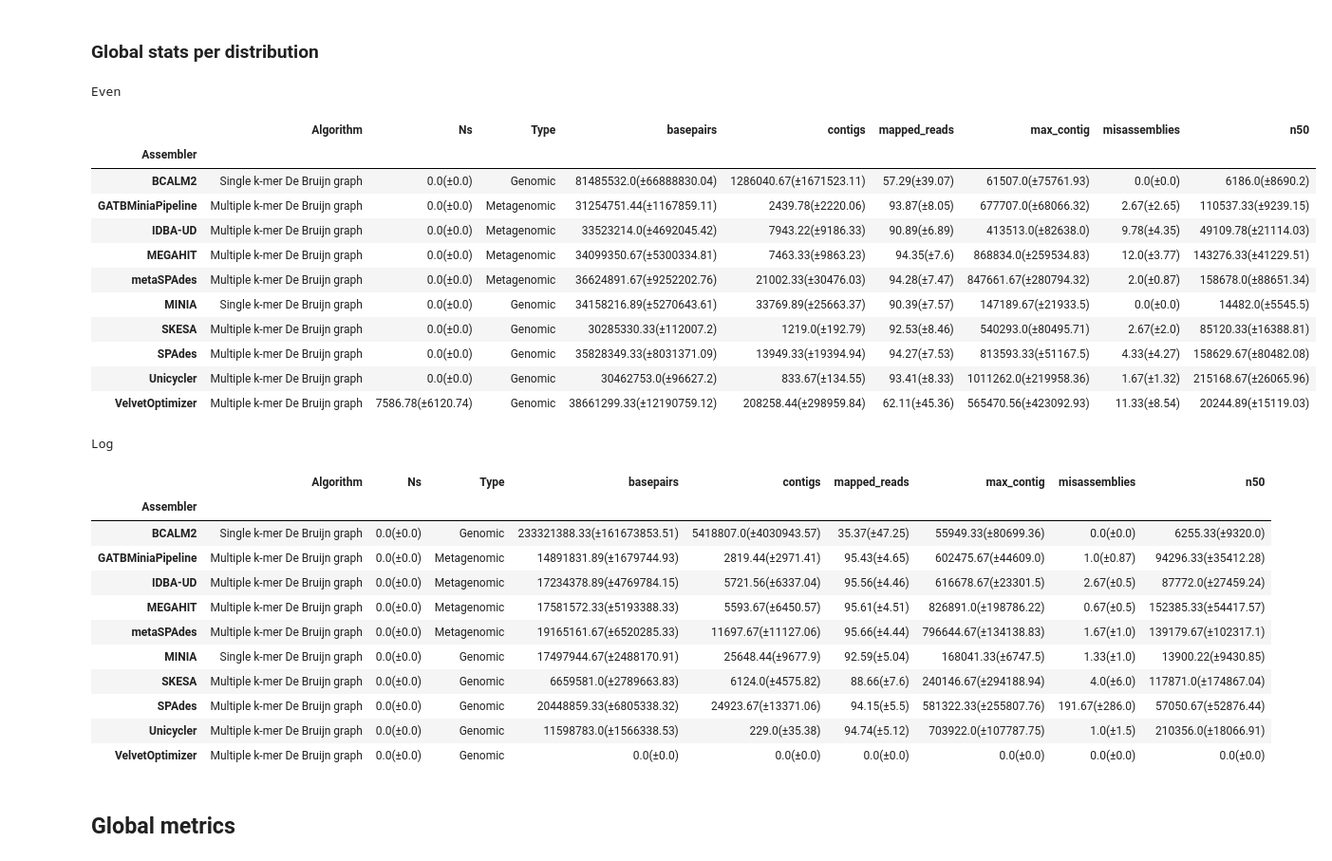
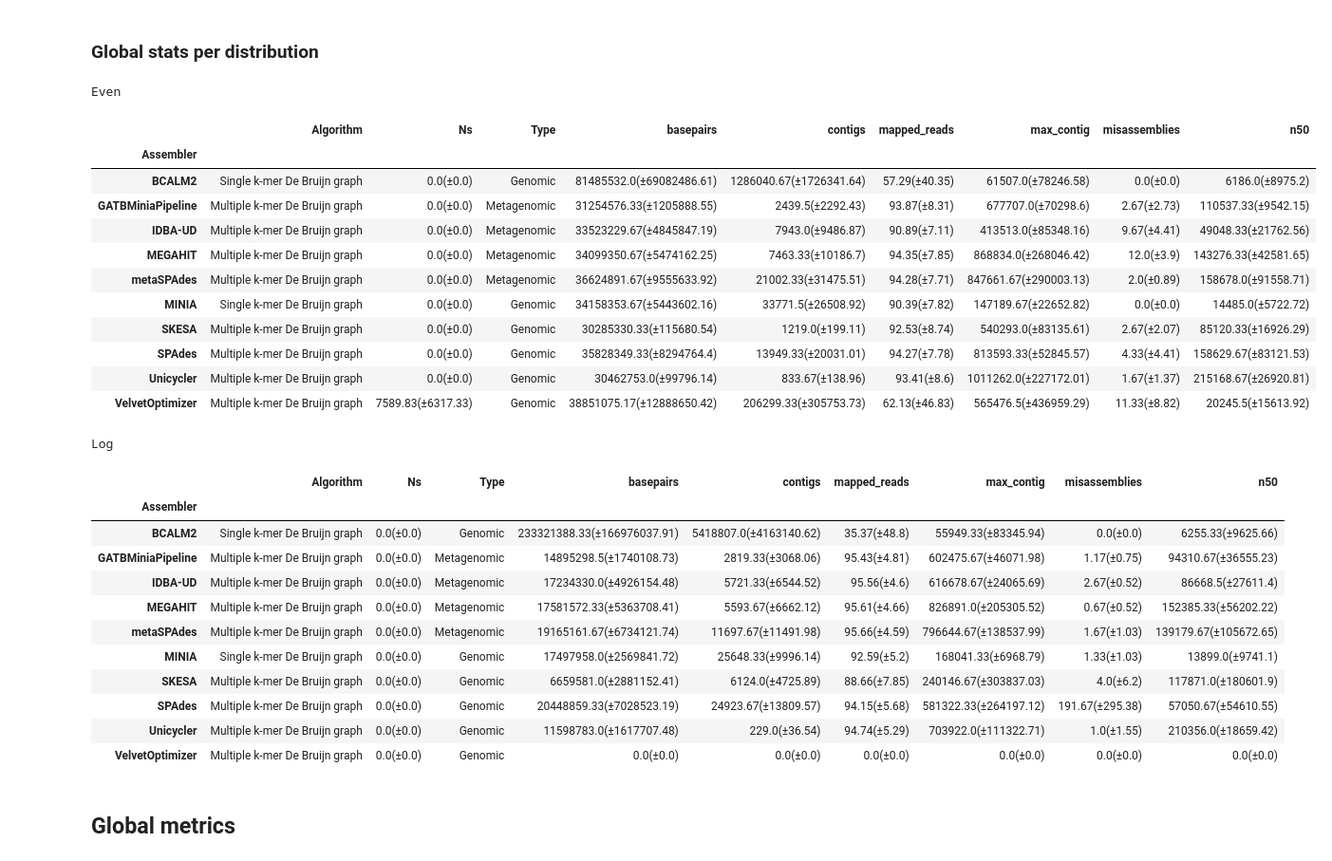
Before and after one commit to B-UMMI/LMAS_Manuscript_Analysis, a Jupyter notebook: Analysis/Results Tables.ipynb, the cells around one changed output. Shown at 95% size. Drawn from its saved outputs; the diff is of its cells as text; code cells hidden in the pictures.

```diff
--- a/Analysis/Results Tables.ipynb
+++ b/Analysis/Results Tables.ipynb
@@ -241,48 +244,48 @@ stats_per_assembler
 # %% [markdown]
 ### Global stats per distribution
 # %%
-for distribution in reference_pipeline_metrics_df.distribution.unique():
+for distribution in global_pipeline_metrics_df.distribution.unique():
     stats_per_distribution = pd.DataFrame()
     for assembler in global_pipeline_metrics_df.assembler.unique():
         row={'Assembler': assembler,
              'Type':global_pipeline_metrics_df[(global_pipeline_metrics_df.assembler == assembler) & (global_pipeline_metrics_df.distribution == distribution)].type.unique()[0],
              'Algorithm': global_pipeline_metrics_df[global_pipeline_metrics_df.assembler == assembler].algorythm.unique()[0]}
         lala=global_pipeline_metrics_df[(global_pipeline_metrics_df.assembler == assembler) & (global_pipeline_metrics_df.distribution == distribution)].describe()
         for column in lala.columns:
             mean = lala.loc['mean',column]
             std = lala.loc['std',column]
             row[column] = "{}(±{})".format(round(mean, 2), round(std, 2))
         stats_per_distribution=stats_per_distribution.append(row, ignore_index=True)
     stats_per_distribution = stats_per_distribution.set_index('Assembler')
     stats_per_distribution.to_csv("Tables/Results/{} - Global metrics per assembler.csv".format(distribution))
     print(distribution)
     display(stats_per_distribution)
 # %% [output]
 Even
 |  | Algorithm | Ns | Type | basepairs | contigs | mapped_reads | max_contig | misassemblies | n50 |
 | Assembler |  |  |  |  |  |  |  |  |  |
-| BCALM2 | Single k-mer De Bruijn graph | 0.0(±0.0) | Genomic | 81485532.0(±66888830.04) | 1286040.67(±1671523.11) | 57.29(±39.07) | 61507.0(±75761.93) | 0.0(±0.0) | 6186.0(±8690.2) |
-| GATBMiniaPipeline | Multiple k-mer De Bruijn graph | 0.0(±0.0) | Metagenomic | 31254751.44(±1167859.11) | 2439.78(±2220.06) | 93.87(±8.05) | 677707.0(±68066.32) | 2.67(±2.65) | 110537.33(±9239.15) |
-| IDBA-UD | Multiple k-mer De Bruijn graph | 0.0(±0.0) | Metagenomic | 33523214.0(±4692045.42) | 7943.22(±9186.33) | 90.89(±6.89) | 413513.0(±82638.0) | 9.78(±4.35) | 49109.78(±21114.03) |
-| MEGAHIT | Multiple k-mer De Bruijn graph | 0.0(±0.0) | Metagenomic | 34099350.67(±5300334.81) | 7463.33(±9863.23) | 94.35(±7.6) | 868834.0(±259534.83) | 12.0(±3.77) | 143276.33(±41229.51) |
-| metaSPAdes | Multiple k-mer De Bruijn graph | 0.0(±0.0) | Metagenomic | 36624891.67(±9252202.76) | 21002.33(±30476.03) | 94.28(±7.47) | 847661.67(±280794.32) | 2.0(±0.87) | 158678.0(±88651.34) |
-| MINIA | Single k-mer De Bruijn graph | 0.0(±0.0) | Genomic | 34158216.89(±5270643.61) | 33769.89(±25663.37) | 90.39(±7.57) | 147189.67(±21933.5) | 0.0(±0.0) | 14482.0(±5545.5) |
-| SKESA | Multiple k-mer De Bruijn graph | 0.0(±0.0) | Genomic | 30285330.33(±112007.2) | 1219.0(±192.79) | 92.53(±8.46) | 540293.0(±80495.71) | 2.67(±2.0) | 85120.33(±16388.81) |
-| SPAdes | Multiple k-mer De Bruijn graph | 0.0(±0.0) | Genomic | 35828349.33(±8031371.09) | 13949.33(±19394.94) | 94.27(±7.53) | 813593.33(±51167.5) | 4.33(±4.27) | 158629.67(±80482.08) |
-| Unicycler | Multiple k-mer De Bruijn graph | 0.0(±0.0) | Genomic | 30462753.0(±96627.2) | 833.67(±134.55) | 93.41(±8.33) | 1011262.0(±219958.36) | 1.67(±1.32) | 215168.67(±26065.96) |
-| VelvetOptimizer | Multiple k-mer De Bruijn graph | 7586.78(±6120.74) | Genomic | 38661299.33(±12190759.12) | 208258.44(±298959.84) | 62.11(±45.36) | 565470.56(±423092.93) | 11.33(±8.54) | 20244.89(±15119.03) |
+| BCALM2 | Single k-mer De Bruijn graph | 0.0(±0.0) | Genomic | 81485532.0(±69082486.61) | 1286040.67(±1726341.64) | 57.29(±40.35) | 61507.0(±78246.58) | 0.0(±0.0) | 6186.0(±8975.2) |
+| GATBMiniaPipeline | Multiple k-mer De Bruijn graph | 0.0(±0.0) | Metagenomic | 31254576.33(±1205888.55) | 2439.5(±2292.43) | 93.87(±8.31) | 677707.0(±70298.6) | 2.67(±2.73) | 110537.33(±9542.15) |
+| IDBA-UD | Multiple k-mer De Bruijn graph | 0.0(±0.0) | Metagenomic | 33523229.67(±4845847.19) | 7943.0(±9486.87) | 90.89(±7.11) | 413513.0(±85348.16) | 9.67(±4.41) | 49048.33(±21762.56) |
+| MEGAHIT | Multiple k-mer De Bruijn graph | 0.0(±0.0) | Metagenomic | 34099350.67(±5474162.25) | 7463.33(±10186.7) | 94.35(±7.85) | 868834.0(±268046.42) | 12.0(±3.9) | 143276.33(±42581.65) |
+| metaSPAdes | Multiple k-mer De Bruijn graph | 0.0(±0.0) | Metagenomic | 36624891.67(±9555633.92) | 21002.33(±31475.51) | 94.28(±7.71) | 847661.67(±290003.13) | 2.0(±0.89) | 158678.0(±91558.71) |
+| MINIA | Single k-mer De Bruijn graph | 0.0(±0.0) | Genomic | 34158353.67(±5443602.16) | 33771.5(±26508.92) | 90.39(±7.82) | 147189.67(±22652.82) | 0.0(±0.0) | 14485.0(±5722.72) |
+| SKESA | Multiple k-mer De Bruijn graph | 0.0(±0.0) | Genomic | 30285330.33(±115680.54) | 1219.0(±199.11) | 92.53(±8.74) | 540293.0(±83135.61) | 2.67(±2.07) | 85120.33(±16926.29) |
+| SPAdes | Multiple k-mer De Bruijn graph | 0.0(±0.0) | Genomic | 35828349.33(±8294764.4) | 13949.33(±20031.01) | 94.27(±7.78) | 813593.33(±52845.57) | 4.33(±4.41) | 158629.67(±83121.53) |
+| Unicycler | Multiple k-mer De Bruijn graph | 0.0(±0.0) | Genomic | 30462753.0(±99796.14) | 833.67(±138.96) | 93.41(±8.6) | 1011262.0(±227172.01) | 1.67(±1.37) | 215168.67(±26920.81) |
+| VelvetOptimizer | Multiple k-mer De Bruijn graph | 7589.83(±6317.33) | Genomic | 38851075.17(±12888650.42) | 206299.33(±305753.73) | 62.13(±46.83) | 565476.5(±436959.29) | 11.33(±8.82) | 20245.5(±15613.92) |
 Log
 |  | Algorithm | Ns | Type | basepairs | contigs | mapped_reads | max_contig | misassemblies | n50 |
 | Assembler |  |  |  |  |  |  |  |  |  |
-| BCALM2 | Single k-mer De Bruijn graph | 0.0(±0.0) | Genomic | 233321388.33(±161673853.51) | 5418807.0(±4030943.57) | 35.37(±47.25) | 55949.33(±80699.36) | 0.0(±0.0) | 6255.33(±9320.0) |
-| GATBMiniaPipeline | Multiple k-mer De Bruijn graph | 0.0(±0.0) | Metagenomic | 14891831.89(±1679744.93) | 2819.44(±2971.41) | 95.43(±4.65) | 602475.67(±44609.0) | 1.0(±0.87) | 94296.33(±35412.28) |
-| IDBA-UD | Multiple k-mer De Bruijn graph | 0.0(±0.0) | Metagenomic | 17234378.89(±4769784.15) | 5721.56(±6337.04) | 95.56(±4.46) | 616678.67(±23301.5) | 2.67(±0.5) | 87772.0(±27459.24) |
-| MEGAHIT | Multiple k-mer De Bruijn graph | 0.0(±0.0) | Metagenomic | 17581572.33(±5193388.33) | 5593.67(±6450.57) | 95.61(±4.51) | 826891.0(±198786.22) | 0.67(±0.5) | 152385.33(±54417.57) |
-| metaSPAdes | Multiple k-mer De Bruijn graph | 0.0(±0.0) | Metagenomic | 19165161.67(±6520285.33) | 11697.67(±11127.06) | 95.66(±4.44) | 796644.67(±134138.83) | 1.67(±1.0) | 139179.67(±102317.1) |
-| MINIA | Single k-mer De Bruijn graph | 0.0(±0.0) | Genomic | 17497944.67(±2488170.91) | 25648.44(±9677.9) | 92.59(±5.04) | 168041.33(±6747.5) | 1.33(±1.0) | 13900.22(±9430.85) |
-| SKESA | Multiple k-mer De Bruijn graph | 0.0(±0.0) | Genomic | 6659581.0(±2789663.83) | 6124.0(±4575.82) | 88.66(±7.6) | 240146.67(±294188.94) | 4.0(±6.0) | 117871.0(±174867.04) |
-| SPAdes | Multiple k-mer De Bruijn graph | 0.0(±0.0) | Genomic | 20448859.33(±6805338.32) | 24923.67(±13371.06) | 94.15(±5.5) | 581322.33(±255807.76) | 191.67(±286.0) | 57050.67(±52876.44) |
-| Unicycler | Multiple k-mer De Bruijn graph | 0.0(±0.0) | Genomic | 11598783.0(±1566338.53) | 229.0(±35.38) | 94.74(±5.12) | 703922.0(±107787.75) | 1.0(±1.5) | 210356.0(±18066.91) |
+| BCALM2 | Single k-mer De Bruijn graph | 0.0(±0.0) | Genomic | 233321388.33(±166976037.91) | 5418807.0(±4163140.62) | 35.37(±48.8) | 55949.33(±83345.94) | 0.0(±0.0) | 6255.33(±9625.66) |
+| GATBMiniaPipeline | Multiple k-mer De Bruijn graph | 0.0(±0.0) | Metagenomic | 14895298.5(±1740108.73) | 2819.33(±3068.06) | 95.43(±4.81) | 602475.67(±46071.98) | 1.17(±0.75) | 94310.67(±36555.23) |
+| IDBA-UD | Multiple k-mer De Bruijn graph | 0.0(±0.0) | Metagenomic | 17234330.0(±4926154.48) | 5721.33(±6544.52) | 95.56(±4.6) | 616678.67(±24065.69) | 2.67(±0.52) | 86668.5(±27611.4) |
+| MEGAHIT | Multiple k-mer De Bruijn graph | 0.0(±0.0) | Metagenomic | 17581572.33(±5363708.41) | 5593.67(±6662.12) | 95.61(±4.66) | 826891.0(±205305.52) | 0.67(±0.52) | 152385.33(±56202.22) |
+| metaSPAdes | Multiple k-mer De Bruijn graph | 0.0(±0.0) | Metagenomic | 19165161.67(±6734121.74) | 11697.67(±11491.98) | 95.66(±4.59) | 796644.67(±138537.99) | 1.67(±1.03) | 139179.67(±105672.65) |
+| MINIA | Single k-mer De Bruijn graph | 0.0(±0.0) | Genomic | 17497958.0(±2569841.72) | 25648.33(±9996.14) | 92.59(±5.2) | 168041.33(±6968.79) | 1.33(±1.03) | 13899.0(±9741.1) |
+| SKESA | Multiple k-mer De Bruijn graph | 0.0(±0.0) | Genomic | 6659581.0(±2881152.41) | 6124.0(±4725.89) | 88.66(±7.85) | 240146.67(±303837.03) | 4.0(±6.2) | 117871.0(±180601.9) |
+| SPAdes | Multiple k-mer De Bruijn graph | 0.0(±0.0) | Genomic | 20448859.33(±7028523.19) | 24923.67(±13809.57) | 94.15(±5.68) | 581322.33(±264197.12) | 191.67(±295.38) | 57050.67(±54610.55) |
+| Unicycler | Multiple k-mer De Bruijn graph | 0.0(±0.0) | Genomic | 11598783.0(±1617707.48) | 229.0(±36.54) | 94.74(±5.29) | 703922.0(±111322.71) | 1.0(±1.55) | 210356.0(±18659.42) |
 | VelvetOptimizer | Multiple k-mer De Bruijn graph | 0.0(±0.0) | Genomic | 0.0(±0.0) | 0.0(±0.0) | 0.0(±0.0) | 0.0(±0.0) | 0.0(±0.0) | 0.0(±0.0) |
 # %% [markdown]
 ## Global metrics
```
Also changed, not shown: parts of 16 cells of this notebook, 34 other files.
